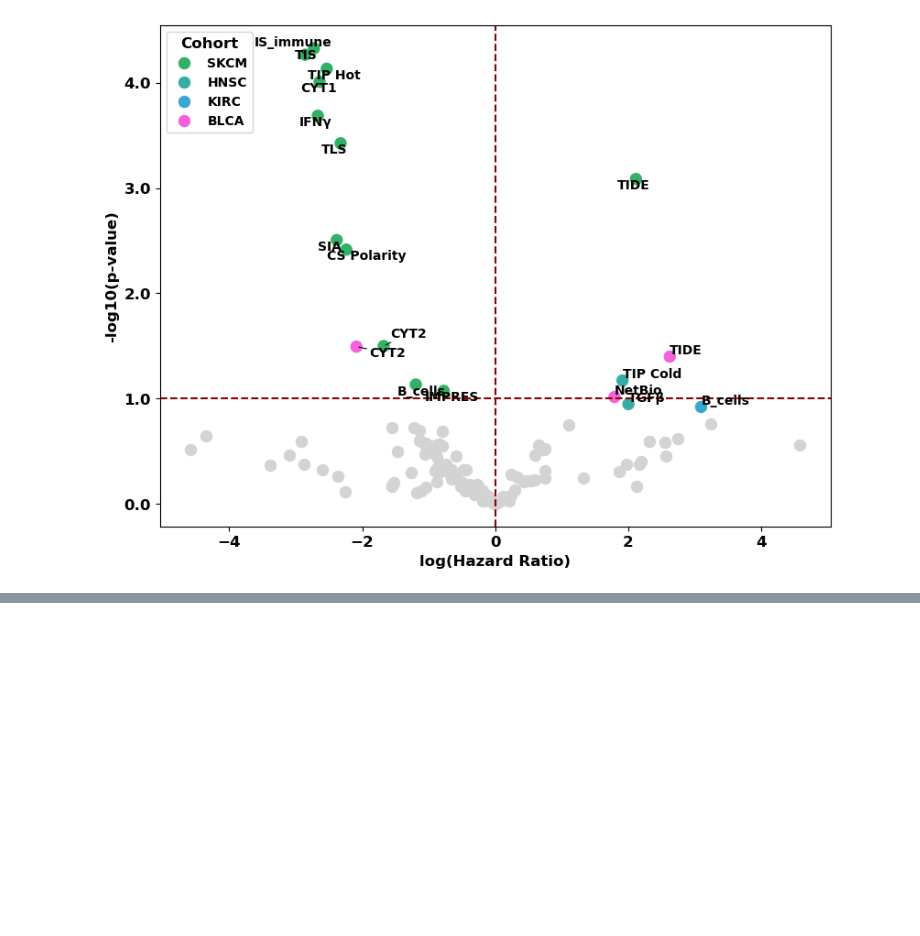
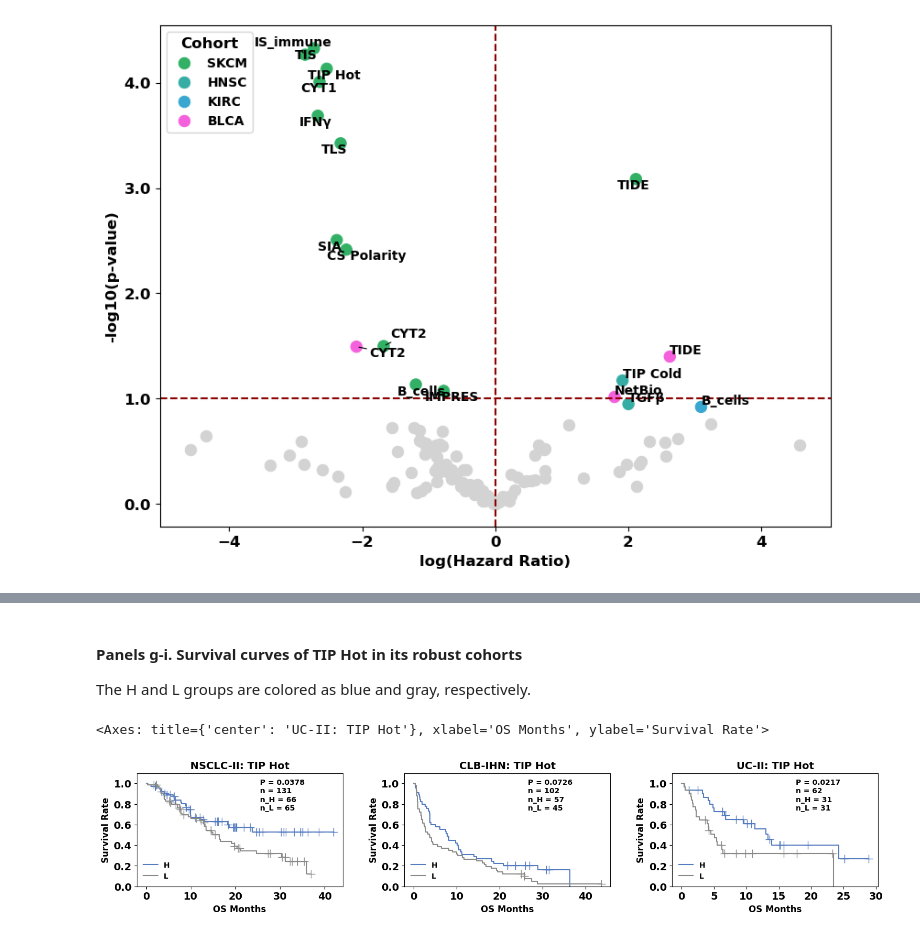
Before and after one commit to qiluzhou/TMEscore_review, a Jupyter notebook: codes.ipynb, the cells around one changed output, grey strips where cells are left out. Drawn from its saved outputs; the diff is of its cells as text; code cells hidden in the pictures; blank space fills up the shorter version.

```diff
--- a/codes.ipynb
+++ b/codes.ipynb
@@ -1448,0 +1466,11 @@ volcano_logrank(ax2_4, logrank_results)
+# %% [markdown]
+#### Panels g-i. Survival curves of TIP Hot in its robust cohorts
+The H and L groups are colored as blue and gray, respectively.
+# %%
+fig8_1, ax8_1 = plt.subplots(1,3, figsize=(15, 3), constrained_layout=True, gridspec_kw={'wspace': 0.1})
+km_survival(ax8_1[0], ravi_data2, "os_months", "os_event", 'TIP Hot', "NSCLC-II")
+km_survival(ax8_1[1], foy_hnscc_data2, "OS_month", "OS_status", 'TIP Hot', "CLB-IHN")
+km_survival(ax8_1[2], urothelial_met_data2, "os_months", "os_event", 'TIP Hot', "UC-II")
+# %% [output]
+<Axes: title={'center': 'UC-II: TIP Hot'}, xlabel='OS Months', ylabel='Survival Rate'>
+[figure, added]
```
Also changed, not shown: parts of 8 cells of this notebook.
